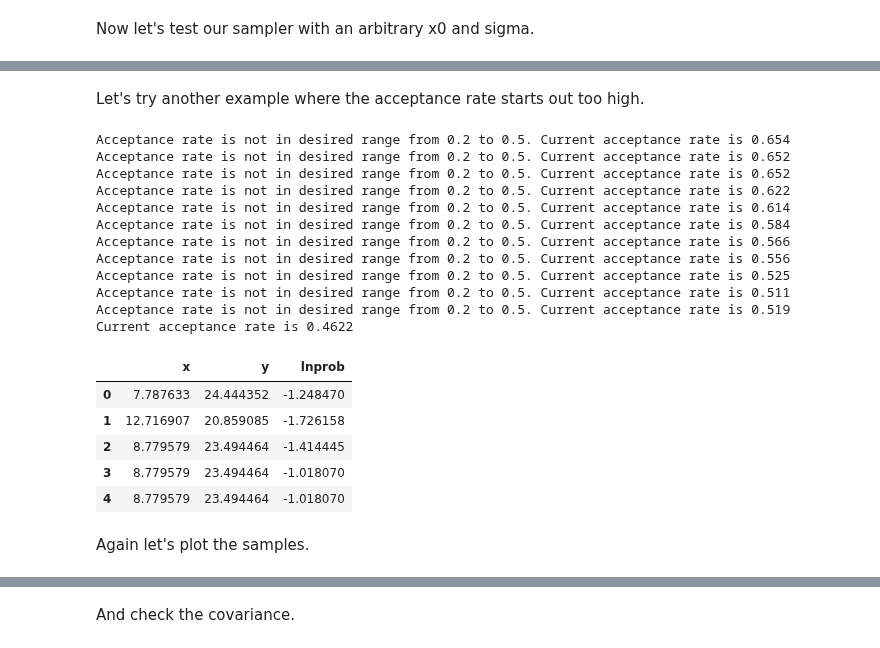
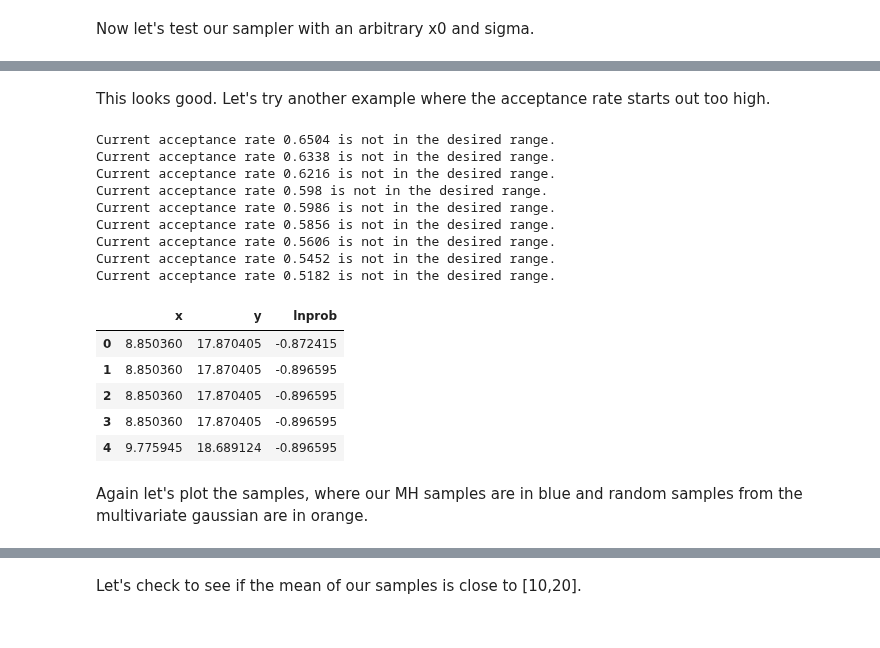
Before and after one commit to Xinhong111/Bi203, a Jupyter notebook: sandbox/hw7.1.ipynb, the cells around one changed output, grey strips where cells are left out. Drawn from its saved outputs; the diff is of its cells as text; code cells hidden in the pictures.

```diff
--- a/sandbox/hw7.1.ipynb
+++ b/sandbox/hw7.1.ipynb
@@ -148,5 +143,9 @@ This is a function to tune sigma automatically based on the acceptance rate.
 # %%
 def tune_sigma(accept_rate, sigma):
+    '''
+    Tunes sigma based on the acceptance rate using the scheme from
+    the developers of PyMC3. Returns new sigma.
+    '''
     if accept_rate < 0.001:
         return sigma * 0.1
     elif accept_rate < 0.05:
@@ -161,3 +160,22 @@ def tune_sigma(accept_rate, sigma):
         return sigma * 10
     else:
         return sigma
+# %%
+def mh_sample_with_tuning(logpost, x0, sigma, args=(), n_burn=1000, n_steps=5000,
+                          variable_names=None, accept_rate_bounds=[0.2, 0.5]):
+    '''Take samples and check if the acceptance rate is in desired range.
+    If not, tune sigma and take samples again. Returns a dataframe
+    containing the samples and log posterior value at each sample.'''
+    # Take samples
+    df_samples, accept_rate = mh_sample(logpost, x0, sigma,
+                                        args, n_burn, n_steps,
+                                        variable_names, accept_rate_bounds)
+
+    # If acceptance rate isn't in desired range, tune sigma and continue
+    while len(df_samples) == 0:
+        sigma = tune_sigma(accept_rate, sigma)
+        df_samples, accept_rate = mh_sample(logpost, x0, sigma,
+                                            args, n_burn, n_steps,
+                                            variable_names, accept_rate_bounds)
+
+    return df_samples
@@ -237,41 +264,38 @@ bokeh.io.show(bebi103.viz.corner(df_samples, pars=['x', 'y']))
 [interactive output not drawn]
 [interactive output not drawn]
 # %% [markdown]
-Let's try another example where the acceptance rate starts out too high.
+This looks good. Let's try another example where the acceptance rate starts out too high.
 # %%
 # Choose arbitrary x0 and sigma
 x0 = np.array([5, 5])
 sigma = np.array([[4, -2],[-2, 2]])
 
 # Take samples
-df_samples, accept_rate = mh_sample(log_test_distribution, x0, sigma, args=(mu, inv_cov), n_burn=1000, n_steps=5000, variable_names=None)
-while accept_rate < 0.2 or accept_rate > 0.5:
-    sigma = tune_sigma(accept_rate, sigma)
-    df_samples, accept_rate = mh_sample(log_test_distribution, x0, sigma, args=(mu, inv_cov), n_burn=1000, n_steps=5000, variable_names=None)
+df_samples = mh_sample_with_tuning(log_test_distribution,
+                                   x0,
+                                   sigma,
+                                   args=(mu, inv_cov))
 
 # Take a look
 df_samples.head()
 # %% [output]
-Acceptance rate is not in desired range from 0.2 to 0.5. Current acceptance rate is 0.654
-Acceptance rate is not in desired range from 0.2 to 0.5. Current acceptance rate is 0.652
-Acceptance rate is not in desired range from 0.2 to 0.5. Current acceptance rate is 0.652
-Acceptance rate is not in desired range from 0.2 to 0.5. Current acceptance rate is 0.622
-Acceptance rate is not in desired range from 0.2 to 0.5. Current acceptance rate is 0.614
-Acceptance rate is not in desired range from 0.2 to 0.5. Current acceptance rate is 0.584
-Acceptance rate is not in desired range from 0.2 to 0.5. Current acceptance rate is 0.566
-Acceptance rate is not in desired range from 0.2 to 0.5. Current acceptance rate is 0.556
-Acceptance rate is not in desired range from 0.2 to 0.5. Current acceptance rate is 0.525
-Acceptance rate is not in desired range from 0.2 to 0.5. Current acceptance rate is 0.511
-Acceptance rate is not in desired range from 0.2 to 0.5. Current acceptance rate is 0.519
-Current acceptance rate is 0.4622
+Current acceptance rate 0.6504 is not in the desired range.
+Current acceptance rate 0.6338 is not in the desired range.
+Current acceptance rate 0.6216 is not in the desired range.
+Current acceptance rate 0.598 is not in the desired range.
+Current acceptance rate 0.5986 is not in the desired range.
+Current acceptance rate 0.5856 is not in the desired range.
+Current acceptance rate 0.5606 is not in the desired range.
+Current acceptance rate 0.5452 is not in the desired range.
+Current acceptance rate 0.5182 is not in the desired range.
 |  | x | y | lnprob |
-| 0 | 7.787633 | 24.444352 | -1.248470 |
-| 1 | 12.716907 | 20.859085 | -1.726158 |
-| 2 | 8.779579 | 23.494464 | -1.414445 |
-| 3 | 8.779579 | 23.494464 | -1.018070 |
-| 4 | 8.779579 | 23.494464 | -1.018070 |
+| 0 | 8.850360 | 17.870405 | -0.872415 |
+| 1 | 8.850360 | 17.870405 | -0.896595 |
+| 2 | 8.850360 | 17.870405 | -0.896595 |
+| 3 | 8.850360 | 17.870405 | -0.896595 |
+| 4 | 9.775945 | 18.689124 | -0.896595 |
-# %% [markdown]
-Again let's plot the samples.
+# %% [markdown]
+Again let's plot the samples, where our MH samples are in blue and random samples from the multivariate gaussian are in orange.
 # %%
 # Plot
 p = bokeh.plotting.figure(width=400, height=400,
@@ -288,5 +312,5 @@ bokeh.io.show(p)
 # %% [output]
 [interactive output not drawn]
 [interactive output not drawn]
-# %% [markdown]
-And check the covariance.
+# %% [markdown]
+Let's check to see if the mean of our samples is close to [10,20].
```
Also changed, not shown: parts of 33 cells of this notebook, 1 other file.
